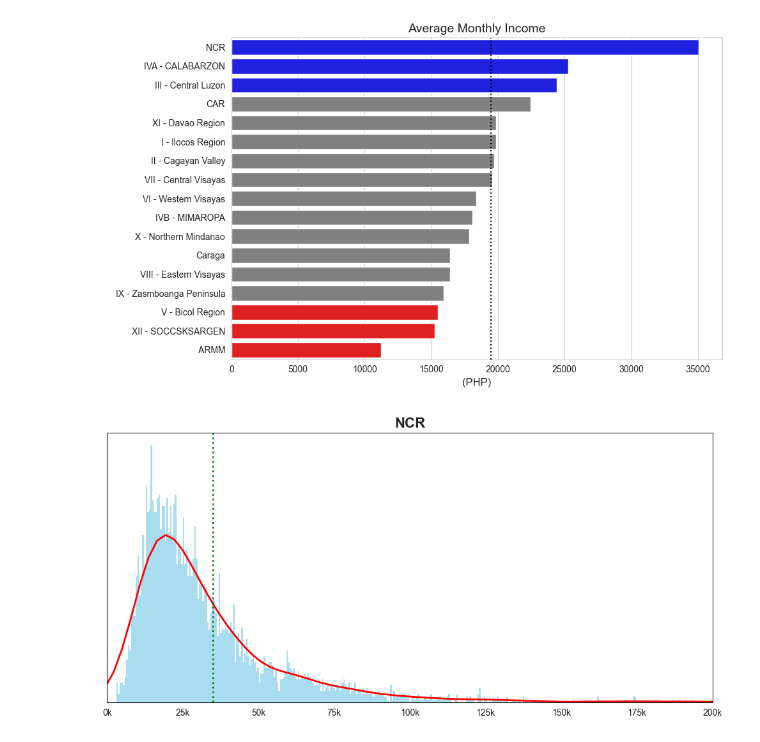
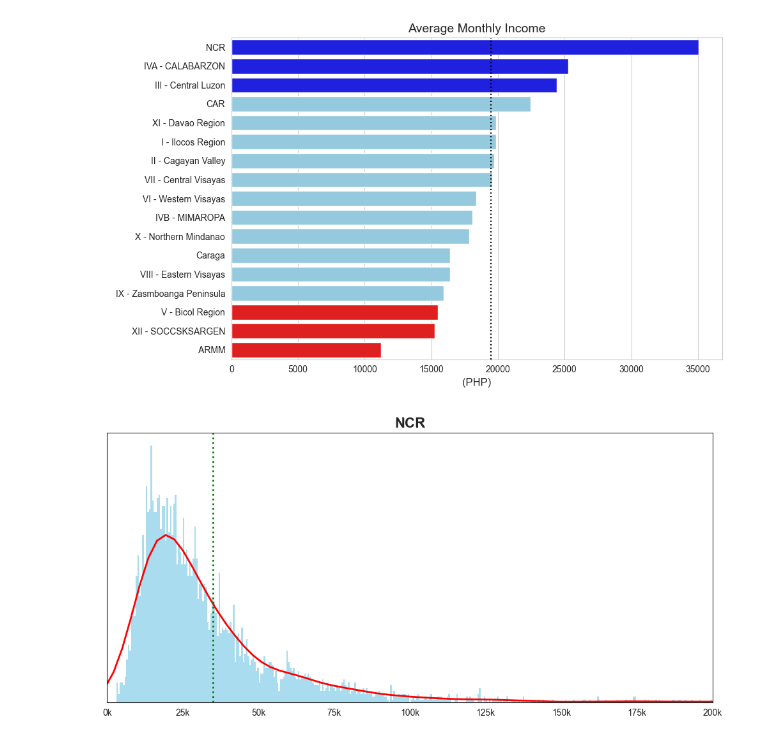
Before and after one commit to MarionBautista/Income--and-Expenditures-from-kaggle, a Jupyter notebook: family_expenditure_notebook.ipynb, the cells around one changed output. Drawn from its saved outputs; the diff is of its cells as text; code cells hidden in the pictures.

```diff
--- a/family_expenditure_notebook.ipynb
+++ b/family_expenditure_notebook.ipynb
@@ -20,35 +20,35 @@ overall_avg = average_income['Monthly Income'].mean()
 
 # Assign color labels
 color_labels = ['blue'] * 3 + ['gray'] * (len(average_income) - 6) + ['red'] * 3
 average_income['Color'] = color_labels
 
 # Plot
 plt.figure(figsize=(10, 6))
 sns.set_style('whitegrid')
 sns.barplot(
     data=average_income,
     x='Monthly Income',
     y='Region',
     hue='Color',
-    palette={'blue': 'blue', 'gray': 'gray', 'red': 'red'},
+    palette={'blue': 'blue', 'gray': 'skyblue', 'red': 'red'},
     dodge=False,
     legend=False
 )
 
 # Add dotted line for overall average
 plt.axvline(overall_avg, color='black', linestyle='dotted', linewidth=1.5)
 
 # Titles and labels
 plt.title('Average Monthly Income', fontsize=14)
 plt.xlabel('(PHP)', fontsize=12)
 plt.ylabel(' ', fontsize=12)
 plt.xticks(fontsize=10)
 plt.yticks(fontsize=10)
 
 plt.tight_layout()
 plt.show()
 # %% [output]
-[figure, old version]
+[figure, new version]
 # %%
 import matplotlib.pyplot as plt
 import seaborn as sns
```
Also changed, not shown: parts of 3 cells of this notebook.
